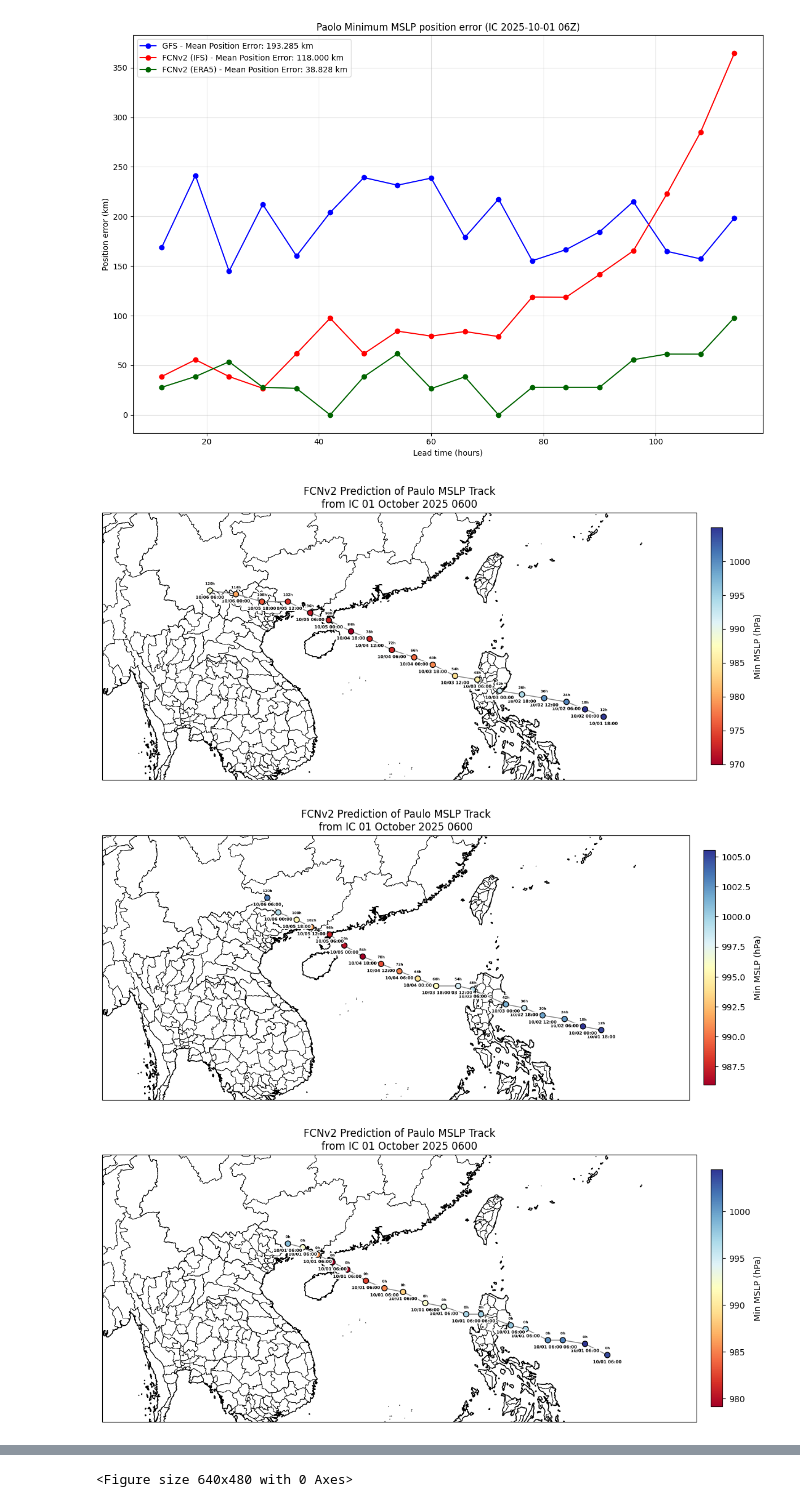
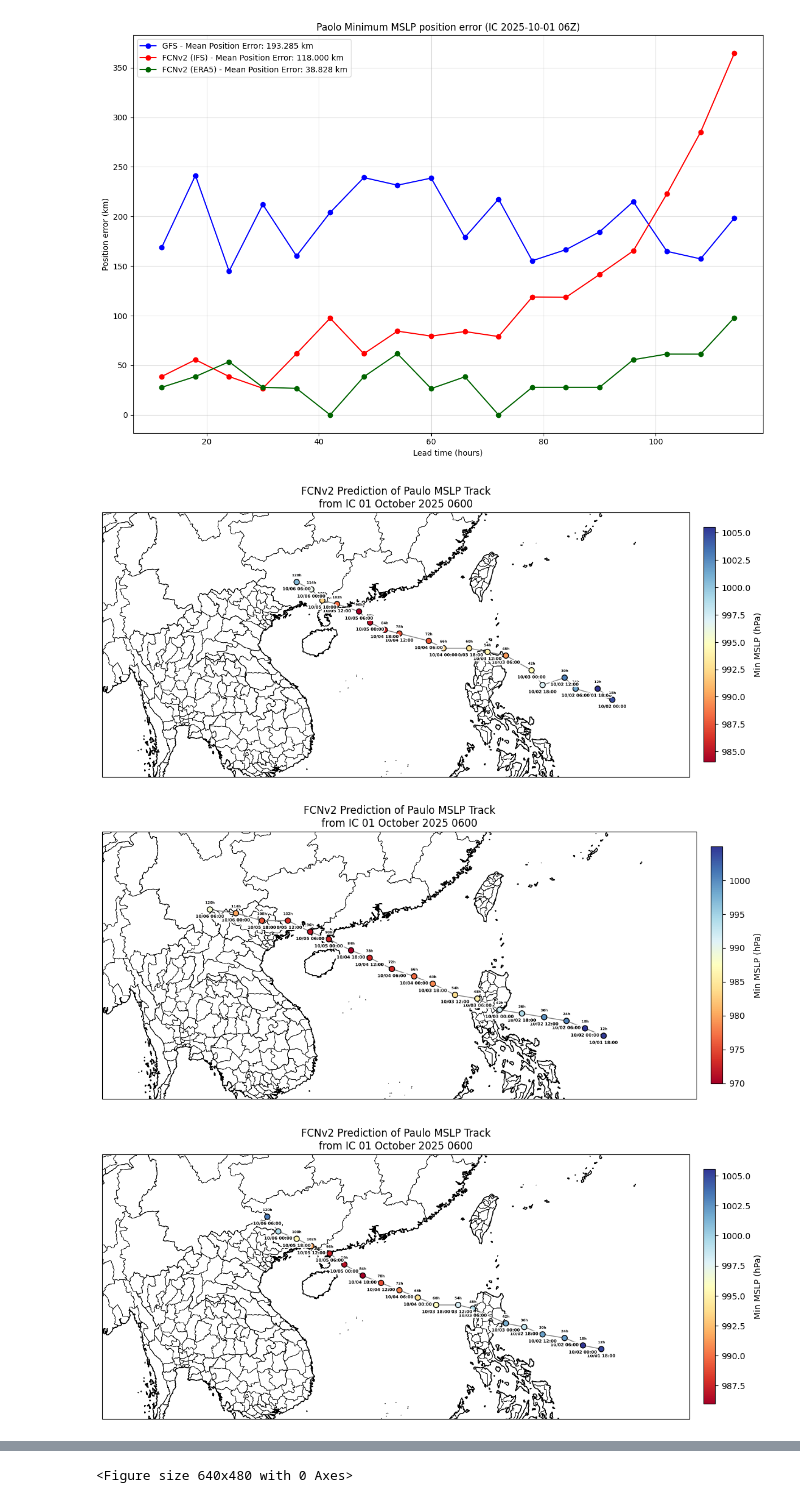
Before and after one commit to ikhadir/FCN4AWS, a Jupyter notebook: FCNv2_Visualizations.ipynb, the cells around one changed output, grey strips where cells are left out. Drawn from its saved outputs; the diff is of its cells as text; code cells hidden in the pictures.

````diff
--- a/FCNv2_Visualizations.ipynb
+++ b/FCNv2_Visualizations.ipynb
@@ -671,8 +672,8 @@ You will need to produce a new FCNv2 prediction for the IFS IC
 ```ai-models --file ~/FCN4AWS/ifs_ic_scaled_20251001_0600.grib2 --time 0600 --path ifs_ic_20251001_0600_output.grib2```
 # %%
 extent=[100, 135, 12, 28]
-ifs = extract_track("/home/jovyan/fourcastnetv2/ifs_ic_20251001_0600_output.grib2", extent=extent)
-gfs = extract_track("/home/jovyan/gfs_downloads/gfs_20251111/gfs_mslp_20251111_06z_0p25.grib2", extent=extent)
+#ifs = extract_track("/home/jovyan/fourcastnetv2/ifs_ic_20251001_0600_output.grib2", extent=extent)
+#gfs = extract_track("/home/jovyan/gfs_aws_downloads/gfs_mslp_20251001_06z_0p25.grib2", extent=extent)
 true = extract_track("/home/jovyan/era5_mslp_6h_202510.grib", extent = extent)
 # %%
 # Slice windows as you had:
@@ -932,34 +933,34 @@ def plot_track_combined(track_df, region_extent=None):
             ax.annotate(
                 valid_time.strftime("%m/%d %H:%M"),
                 xy=(row["lon"], row["lat"]),
                 xytext=(0, -6), textcoords="offset points",
                 fontsize=5, fontweight = "bold",
                 ha="center", va="top", transform=proj,
                 path_effects=[pe.withStroke(linewidth=3, foreground="white")]
             )
     # add colorbar
     cbar = plt.colorbar(sc, orientation="vertical", pad=0.02, shrink=0.5, ax=ax)
     cbar.set_label("Min MSLP (hPa)")
 
     ax.set_title("FCNv2 Prediction of Paulo MSLP Track\nfrom IC 01 October 2025 0600")
    # plt.savefig("Paulo_track_20251001_0600.png", dpi=150, bbox_inches="tight")
     plt.show()
 #track_first35 = track_df.iloc[0:24]
 
 end = 21
 start = 2
 
 gfs_series   = gfs.iloc[start:end].copy()
 ifs_series   = ifs.iloc[start:end].copy()
 era5_series  = era5.iloc[start:end].copy()
 true_series  = true.iloc[start+1:end].copy()
 
-
+plot_track_combined(gfs_series, region_extent = [95, 135, 10, 28])
 plot_track_combined(ifs_series, region_extent = [95, 135, 10, 28])
 plot_track_combined(era5_series, region_extent = [95, 135, 10, 28])
 plot_track_combined(true_series, region_extent = [95, 135, 10, 28])
 plt.savefig("Paulo_track_20251001_0600.png", dpi=150, bbox_inches="tight")
 # %% [output]
-[figure, old version]
+[figure, new version]
-[figure, old version]
+[figure, new version]
-[figure, old version]
+[figure, new version]
````
Also changed, not shown: parts of 6 cells of this notebook.
